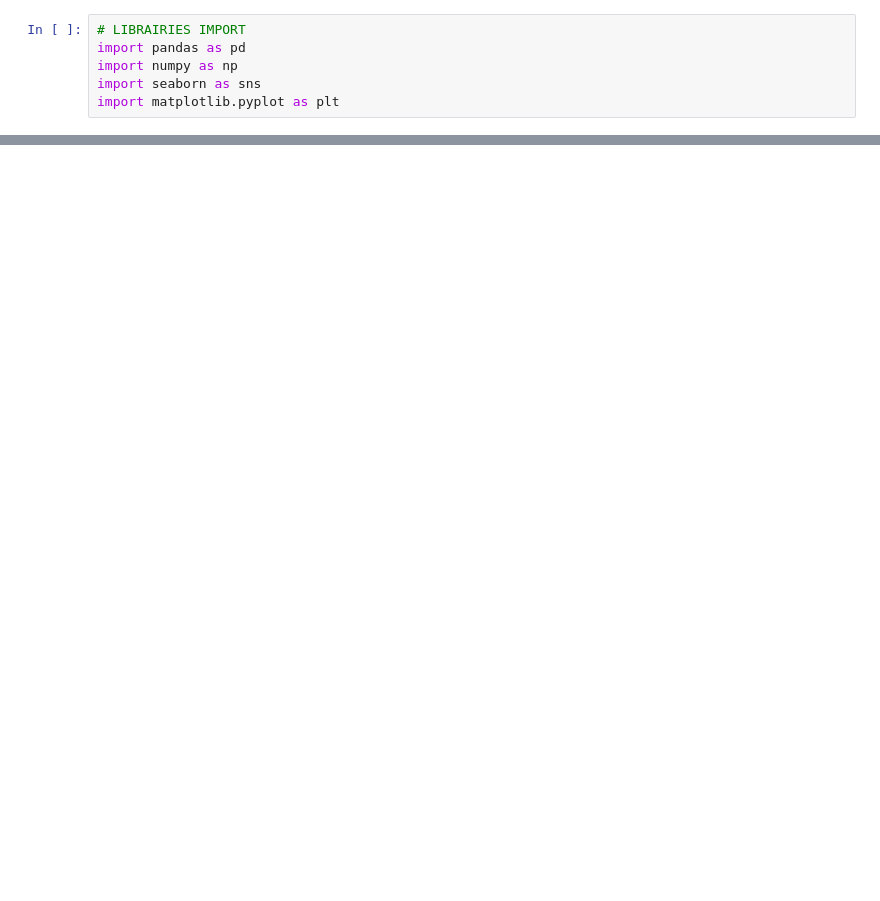
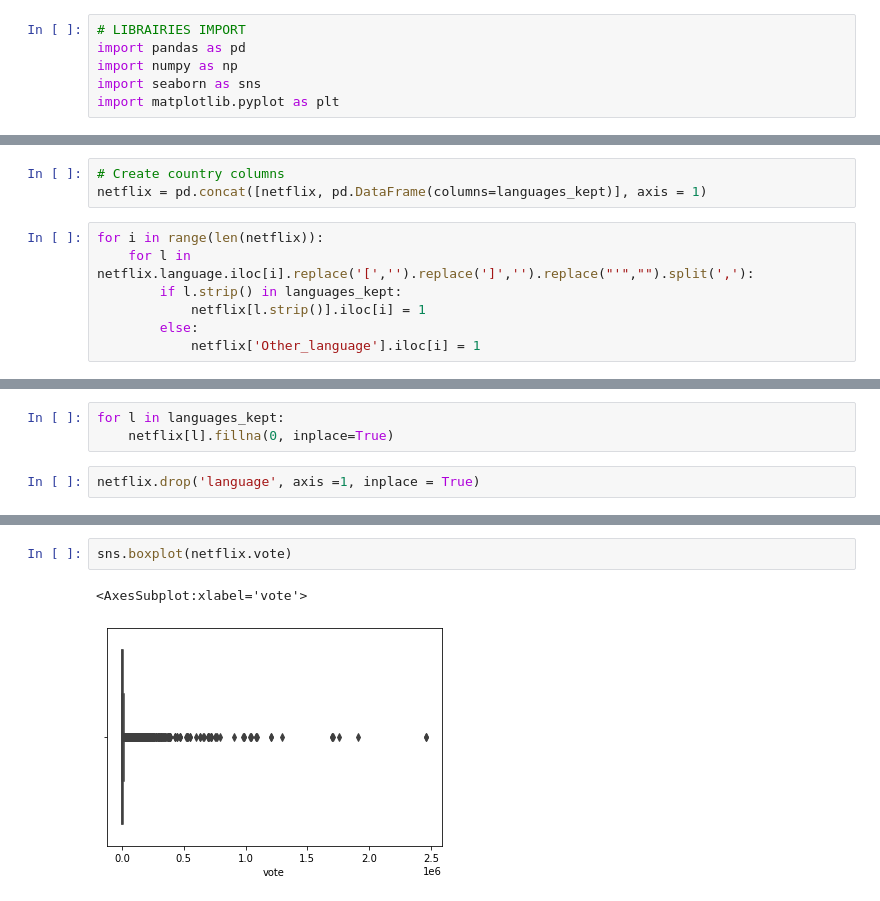
Before and after one commit to eric-martinet/Project7_SupervisedLearningNetflix, a Jupyter notebook: Netflix.ipynb, the cells around one changed output, grey strips where cells are left out. Drawn from its saved outputs; the diff is of its cells as text; blank space fills up the shorter version.

Commit message:
Data cleaning

```diff
--- a/Netflix.ipynb
+++ b/Netflix.ipynb
@@ -59,0 +492,10 @@ netflix.drop('Unnamed: 0', axis = 1, inplace=True)
+# %%
+# Create country columns
+netflix = pd.concat([netflix, pd.DataFrame(columns=languages_kept)], axis = 1)
+# %%
+for i in range(len(netflix)):
+    for l in netflix.language.iloc[i].replace('[','').replace(']','').replace("'","").split(','):
+        if l.strip() in languages_kept:
+            netflix[l.strip()].iloc[i] = 1
+        else:
+            netflix['Other_language'].iloc[i] = 1
@@ -59,0 +511,5 @@ netflix.drop('Unnamed: 0', axis = 1, inplace=True)
+# %%
+for l in languages_kept:
+    netflix[l].fillna(0, inplace=True)
+# %%
+netflix.drop('language', axis =1, inplace = True)
@@ -59,0 +525,5 @@ netflix.drop('Unnamed: 0', axis = 1, inplace=True)
+# %%
+sns.boxplot(netflix.vote)
+# %% [output]
+<AxesSubplot:xlabel='vote'>
+[figure, added]
```
Also changed, not shown: parts of 55 cells of this notebook, 1 other file.
